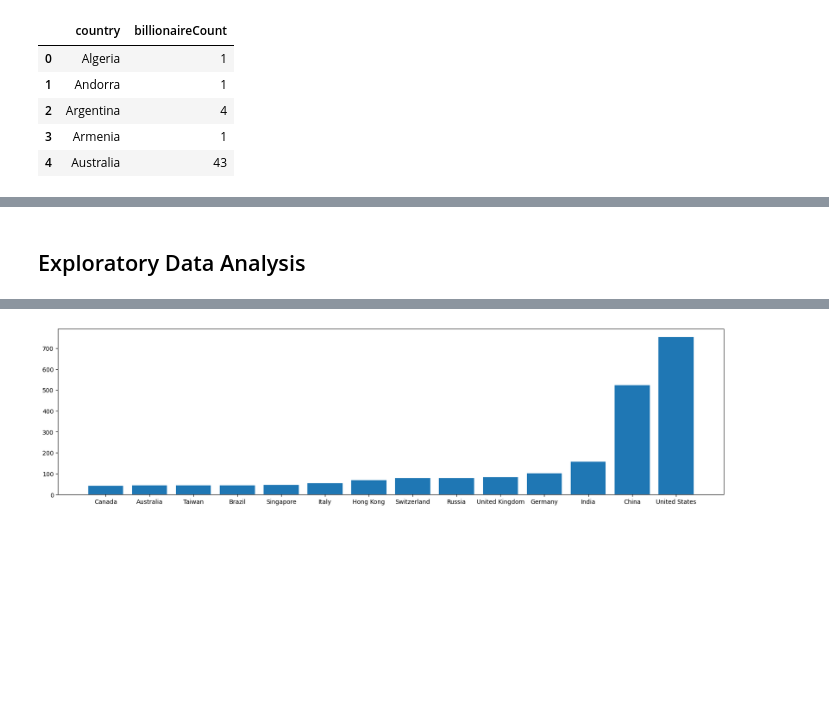
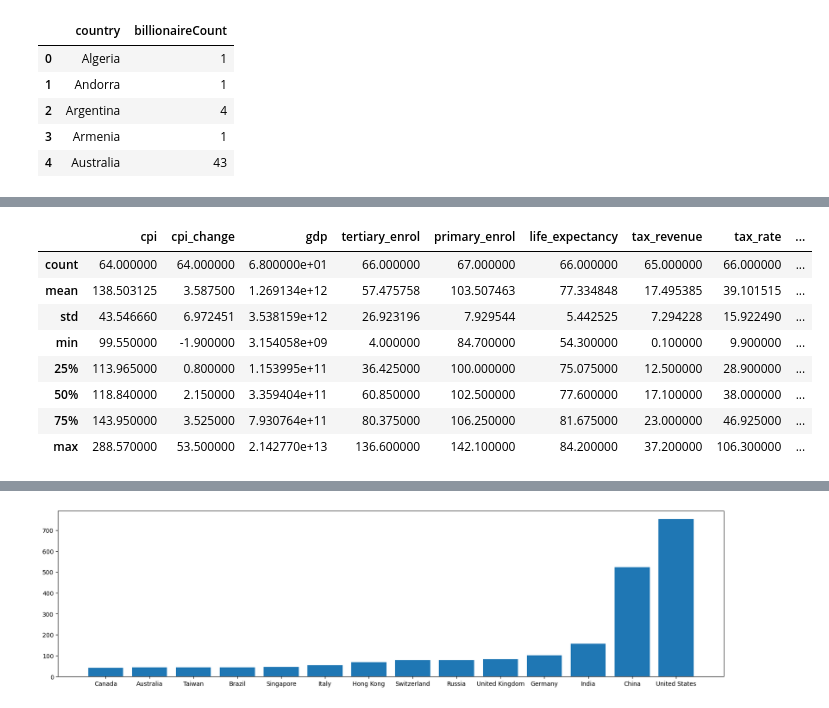
Before and after one commit to cyrilmichino/billionaire-statistical-analysis, a Jupyter notebook: notebook.ipynb, the cells around one changed output, grey strips where cells are left out. Saved outputs shown, nothing was run; the diff lists cells and outputs as text; code cells hidden in the pictures; blank space fills up the shorter version.

```diff
--- a/notebook.ipynb
+++ b/notebook.ipynb
@@ -294,4 +312,14 @@ Data columns (total 15 columns):
 dtypes: float64(14), object(1)
 memory usage: 9.4+ KB
-# %% [markdown]
-## Exploratory Data Analysis
+# %%
+country_df.describe()
+# %% [output]
+|  | cpi | cpi_change | gdp | tertiary_enrol | primary_enrol | life_expectancy | tax_revenue | tax_rate | ... |
+| count | 64.000000 | 64.000000 | 6.800000e+01 | 66.000000 | 67.000000 | 66.000000 | 65.000000 | 66.000000 | ... |
+| mean | 138.503125 | 3.587500 | 1.269134e+12 | 57.475758 | 103.507463 | 77.334848 | 17.495385 | 39.101515 | ... |
+| std | 43.546660 | 6.972451 | 3.538159e+12 | 26.923196 | 7.929544 | 5.442525 | 7.294228 | 15.922490 | ... |
+| min | 99.550000 | -1.900000 | 3.154058e+09 | 4.000000 | 84.700000 | 54.300000 | 0.100000 | 9.900000 | ... |
+| 25% | 113.965000 | 0.800000 | 1.153995e+11 | 36.425000 | 100.000000 | 75.075000 | 12.500000 | 28.900000 | ... |
+| 50% | 118.840000 | 2.150000 | 3.359404e+11 | 60.850000 | 102.500000 | 77.600000 | 17.100000 | 38.000000 | ... |
+| 75% | 143.950000 | 3.525000 | 7.930764e+11 | 80.375000 | 106.250000 | 81.675000 | 23.000000 | 46.925000 | ... |
+| max | 288.570000 | 53.500000 | 2.142770e+13 | 136.600000 | 142.100000 | 84.200000 | 37.200000 | 106.300000 | ... |
```
Also changed, not shown: parts of 15 cells of this notebook.
